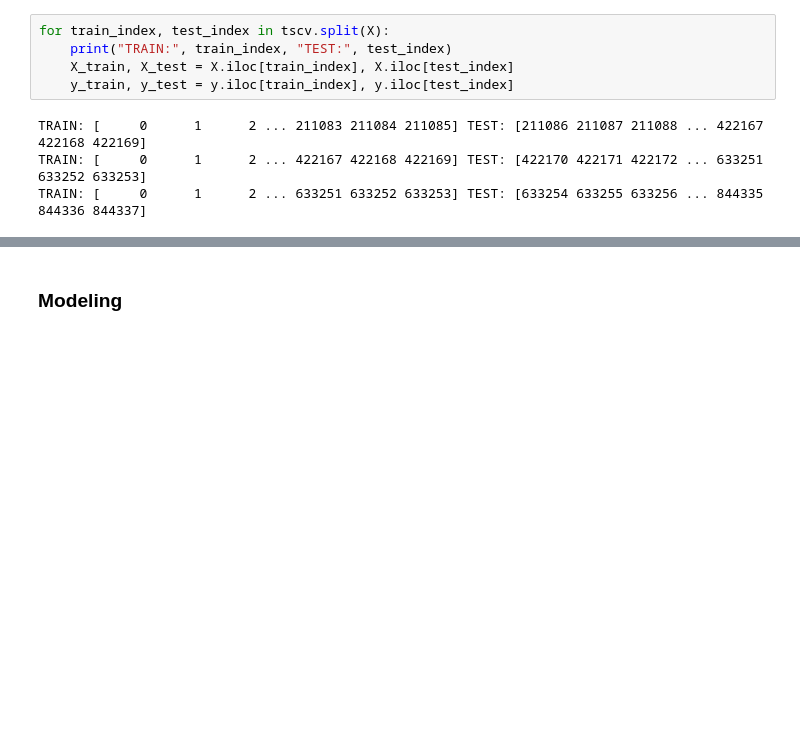
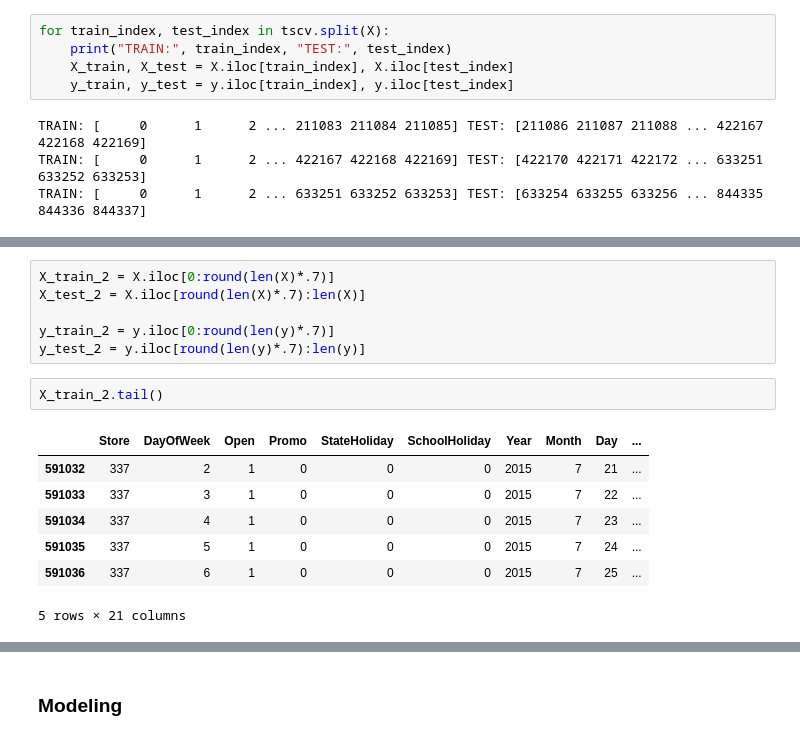
Before and after one commit to cuthlo/springboard, a Jupyter notebook: capstone_project2/Linear Regression Feature_and_Modeling .ipynb, the cells around one changed output, grey strips where cells are left out. Cells and saved outputs as stored; diff of their text form; blank space fills up the shorter version.

```diff
--- a/capstone_project2/Linear Regression Feature_and_Modeling .ipynb
+++ b/capstone_project2/Linear Regression Feature_and_Modeling .ipynb
@@ -81,0 +124,16 @@ TRAIN: [     0      1      2 ... 633251 633252 633253] TEST: [633254 633255 6332
+# %%
+X_train_2 = X.iloc[0:round(len(X)*.7)]
+X_test_2 = X.iloc[round(len(X)*.7):len(X)]
+
+y_train_2 = y.iloc[0:round(len(y)*.7)]
+y_test_2 = y.iloc[round(len(y)*.7):len(y)]
+# %%
+X_train_2.tail()
+# %% [output]
+|  | Store | DayOfWeek | Open | Promo | StateHoliday | SchoolHoliday | Year | Month | Day | ... |
+| 591032 | 337 | 2 | 1 | 0 | 0 | 0 | 2015 | 7 | 21 | ... |
+| 591033 | 337 | 3 | 1 | 0 | 0 | 0 | 2015 | 7 | 22 | ... |
+| 591034 | 337 | 4 | 1 | 0 | 0 | 0 | 2015 | 7 | 23 | ... |
+| 591035 | 337 | 5 | 1 | 0 | 0 | 0 | 2015 | 7 | 24 | ... |
+| 591036 | 337 | 6 | 1 | 0 | 0 | 0 | 2015 | 7 | 25 | ... |
+5 rows × 21 columns
```
Also changed, not shown: parts of 16 cells of this notebook, 3 other files.
